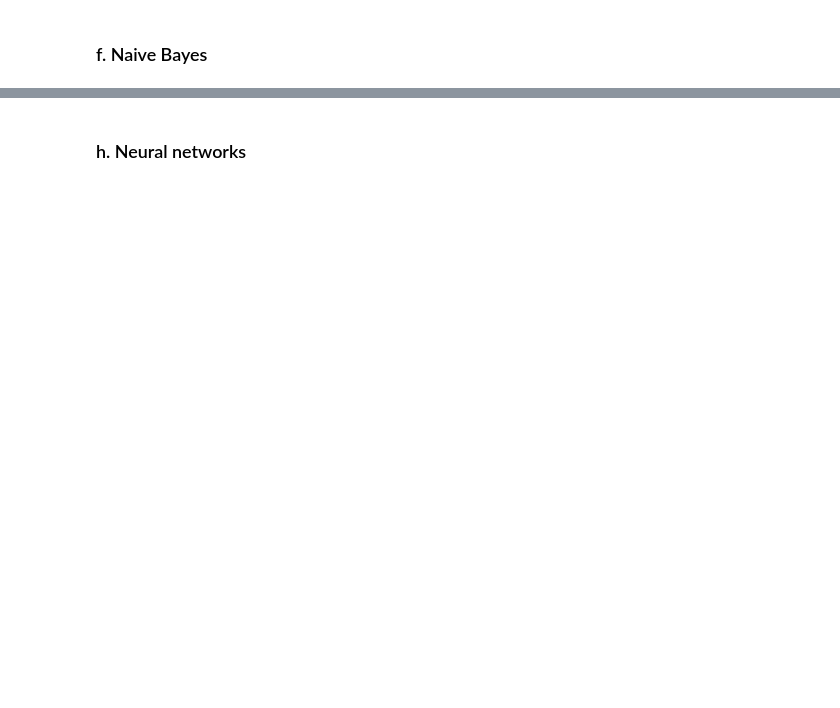
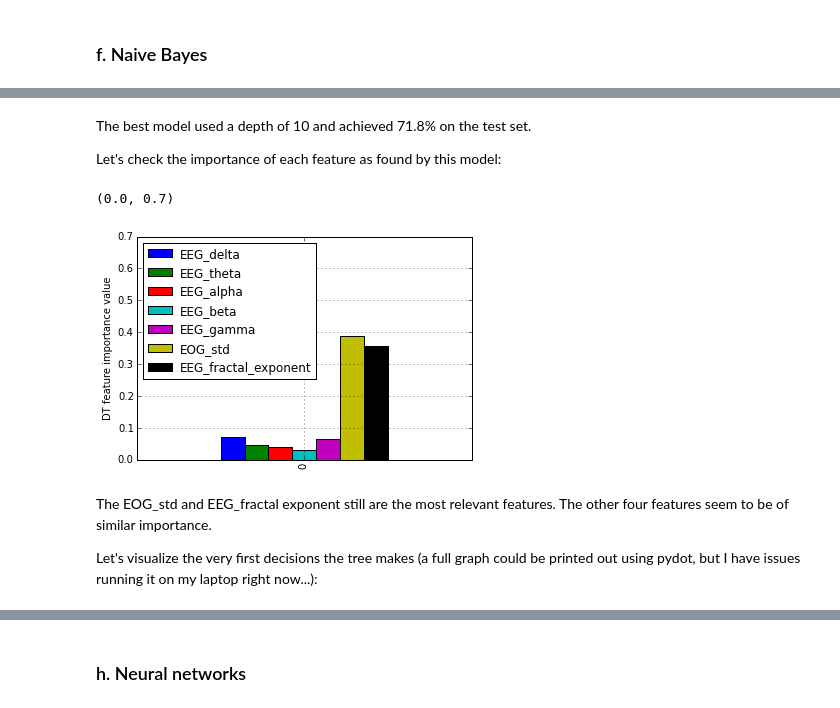
Before and after one commit to hubertjb/UCDDB-classification, a Jupyter notebook: ucddb_classification.ipynb, the cells around one changed output, grey strips where cells are left out. Saved outputs shown, nothing was run; the diff lists cells and outputs as text; code cells hidden in the pictures; blank space fills up the shorter version.

```diff
--- a/ucddb_classification.ipynb
+++ b/ucddb_classification.ipynb
@@ -172,0 +469,18 @@ TODO: Describe the procedure...
+# %%
+print('Classifier 5: Naive Bayes')
+print('')
+
+clf = naive_bayes.GaussianNB()
+clf.fit(X_train, y_train)
+
+y_pred = clf.predict(X_train)
+train_acc = accuracy_score(y_train, y_pred)
+
+y_pred = clf.predict(X_test)
+test_acc = accuracy_score(y_test, y_pred)
+print(classification_report(y_test, y_pred))
+print('Accuracy: %0.3f'%accuracy_score(y_test, y_pred))
+print('')
+
+clfs[0,5] = train_acc
+clfs[1,5] = test_acc
@@ -172,0 +510,13 @@ TODO: Describe the procedure...
+# %%
+print('Classifier 6: Decision tree')
+print('')
+
+clf = tree.DecisionTreeClassifier(random_state=rng)
+param_grid = [{'max_depth': [10,100,1000]}] # 'max_features': [1,2,7],
+
+bestDTclf, train_acc, test_acc = gridSearch_thenTest(clf, param_grid, cv, X_train, y_train, X_test, y_test)
+
+print('')
+
+clfs[0,6] = train_acc
+clfs[1,6] = test_acc
@@ -172,0 +544,16 @@ TODO: Describe the procedure...
+# %% [markdown]
+The best model used a depth of 10 and achieved 71.8% on the test set.
+
+Let's check the importance of each feature as found by this model:
+# %%
+DTcoef = pd.DataFrame(np.reshape(bestDTclf.feature_importances_,(1,7)), columns=feats.columns[:-1])
+DTcoef.plot(kind='bar')
+plt.ylabel('DT feature importance value')
+plt.ylim(ymax=0.7)
+# %% [output]
+(0.0, 0.7)
+[figure, added]
+# %% [markdown]
+The EOG_std and EEG_fractal exponent still are the most relevant features. The other four features seem to be of similar importance.
+
+Let's visualize the very first decisions the tree makes (a full graph could be printed out using pydot, but I have issues running it on my laptop right now...):
```
Also changed, not shown: parts of 74 cells of this notebook, 1 other file.
